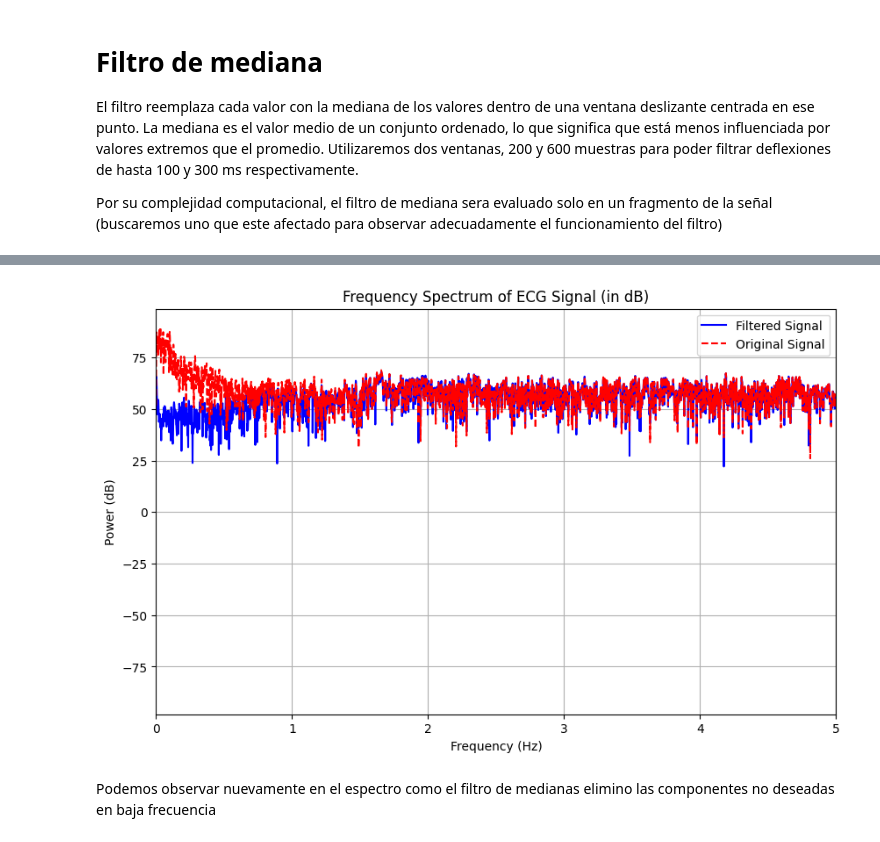
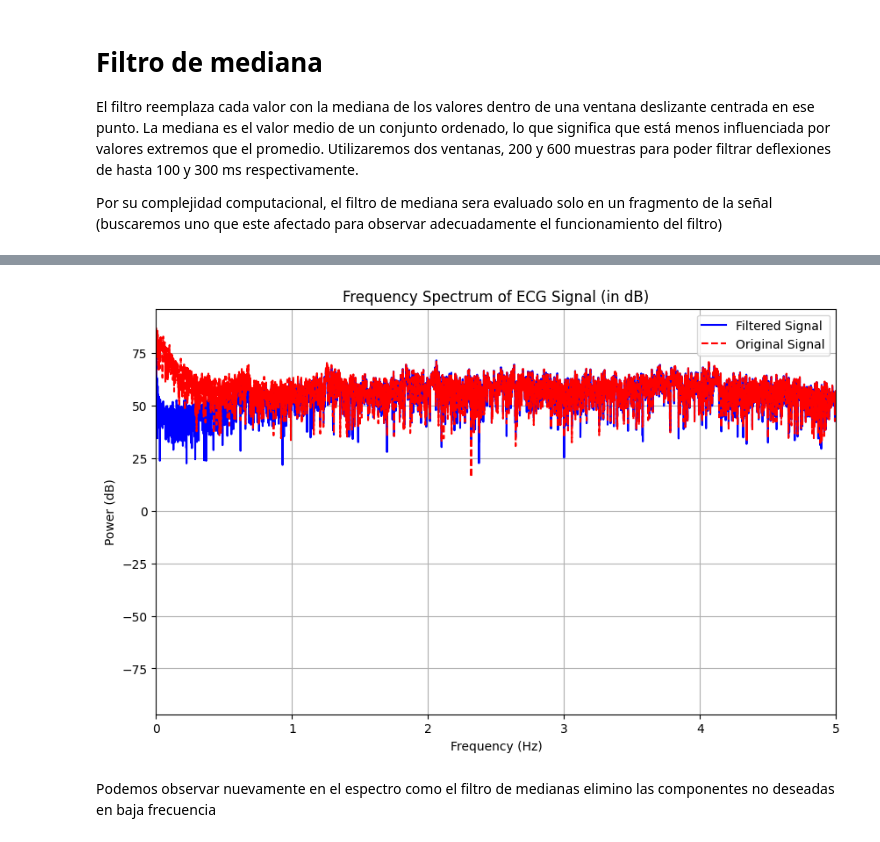
Before and after one commit to joacocibeira/PDS, a Jupyter notebook: tp_10/tp_10.ipynb, the cells around one changed output, grey strips where cells are left out. Cells and saved outputs as stored; diff of their text form; code cells hidden in the pictures.

```diff
--- a/tp_10/tp_10.ipynb
+++ b/tp_10/tp_10.ipynb
@@ -180,11 +180,11 @@ Utilizaremos dos ventanas, 200 y 600 muestras para poder filtrar deflexiones de
 Por su complejidad computacional, el filtro de mediana sera evaluado solo en un fragmento de la señal (buscaremos uno que este afectado para observar adecuadamente el funcionamiento del filtro)
 # %%
 N = 2000000
-ecg_one_lead_10 = ecg_one_lead[600000:6000000+N]
+ecg_one_lead_10 = ecg_one_lead[0:N]
 # %%
 filtered_median_signal_200 = sig.medfilt(ecg_one_lead_10, 201)
 filtered_median_signal_600 = sig.medfilt(filtered_median_signal_200, 601)
-filtered_signal = ecg_one_lead_10 - filtered_median_signal_600
+filtered_signal_m = ecg_one_lead_10 - filtered_median_signal_600
 # %%
 
 plt.figure(figsize=(10, 5))
@@ -201,25 +213,25 @@ plt.show()
 # %%
 
 w = 5
 f, p = sig.welch(ecg_one_lead_10, fs=1000, nperseg=N//2)
-f, p_filt = sig.welch(filtered_signal, fs=1000, nperseg=N//2)
+f, p_filt = sig.welch(filtered_signal_m, fs=1000, nperseg=N//2)
 
 # Convert PSD to dB
 p_db = 10 * np.log10(p)
 p_filt_db = 10 * np.log10(p_filt)
 
 # Plotting the frequency spectrum in dB (only positive frequencies)
 plt.figure(figsize=(10, 6))
 plt.plot(f, p_filt_db, label='Filtered Signal', color='blue')
 plt.plot(f, p_db, label='Original Signal', color='red', linestyle='--')
 plt.title('Frequency Spectrum of ECG Signal (in dB)')
 plt.xlabel('Frequency (Hz)')
 plt.ylabel('Power (dB)')
 plt.xlim(0,5)
 plt.grid()
 plt.legend()
 plt.show()
 # %% [output]
-[figure, old version]
+[figure, new version]
 # %% [markdown]
 Podemos observar nuevamente en el espectro como el filtro de medianas elimino las componentes no deseadas en baja frecuencia
```
Also changed, not shown: parts of 11 cells of this notebook.
